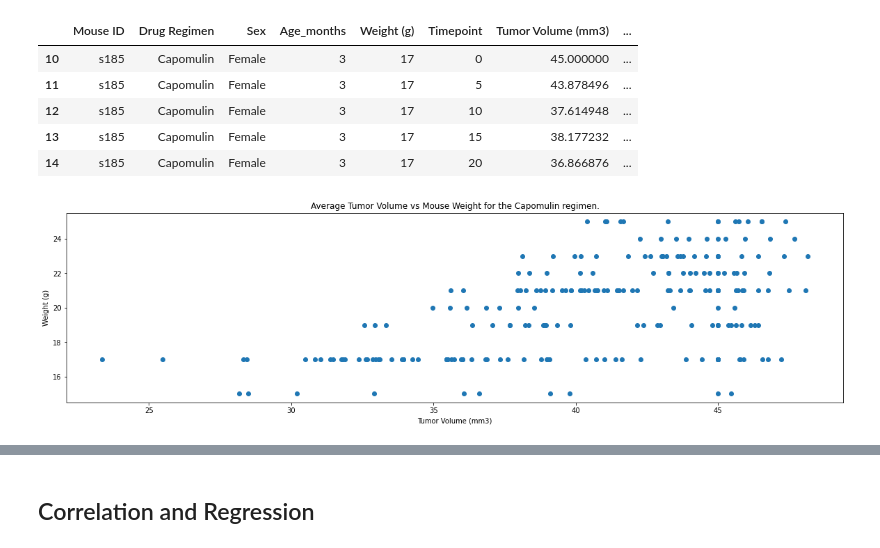
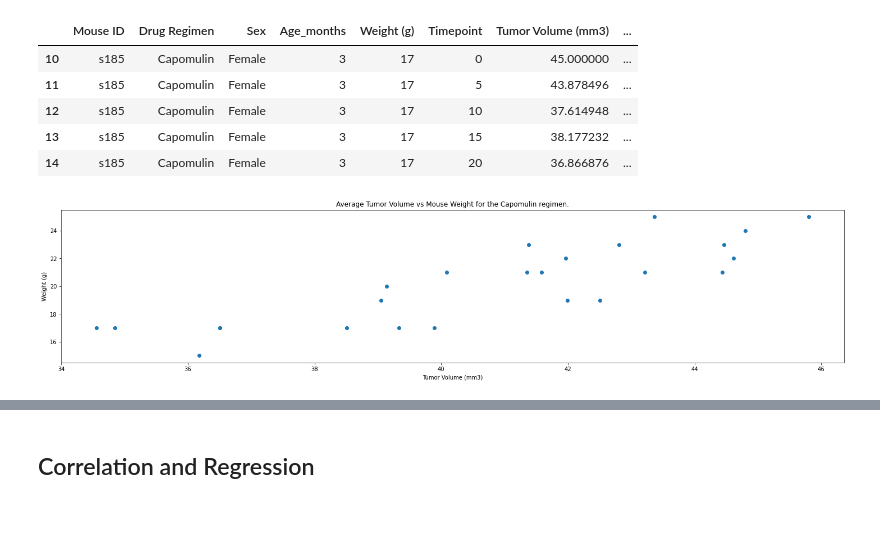
Before and after one commit to georgiafbi/matplotlib-challenge, a Jupyter notebook: Pymaceuticals/pymaceuticals_starter.ipynb, the cells around one changed output, grey strips where cells are left out. Saved outputs shown, nothing was run; the diff lists cells and outputs as text; code cells hidden in the pictures; blank space fills up the shorter version.

```diff
--- a/Pymaceuticals/pymaceuticals_starter.ipynb
+++ b/Pymaceuticals/pymaceuticals_starter.ipynb
@@ -292,12 +291,14 @@ capomulin_weight_df.head()
 | 13 | s185 | Capomulin | Female | 3 | 17 | 15 | 38.177232 | ... |
 | 14 | s185 | Capomulin | Female | 3 | 17 | 20 | 36.866876 | ... |
 # %%
-mice_weight=capomulin_weight_df["Weight (g)"].tolist()
-tv_vol_mm3=capomulin_weight_df["Tumor Volume (mm3)"].tolist()
-plt.scatter(tv_vol_mm3,mice_weight)
+avg_tv=capomulin_weight_df.groupby("Mouse ID")["Tumor Volume (mm3)"].mean()
+avg_weight=capomulin_weight_df.groupby("Mouse ID")["Weight (g)"].mean()
+#mice_weight=capomulin_weight_df["Weight (g)"].tolist()
+#tv_vol_mm3=capomulin_weight_df["Tumor Volume (mm3)"].tolist()
+plt.scatter(avg_tv,avg_weight)
 plt.title(f"Average Tumor Volume vs Mouse Weight for the {drug} regimen.")
 plt.ylabel("Weight (g)")
 plt.xlabel("Tumor Volume (mm3)")
 plt.show()
 # %% [output]
-[figure, old version]
+[figure, new version]
```
Also changed, not shown: parts of 10 cells of this notebook.
